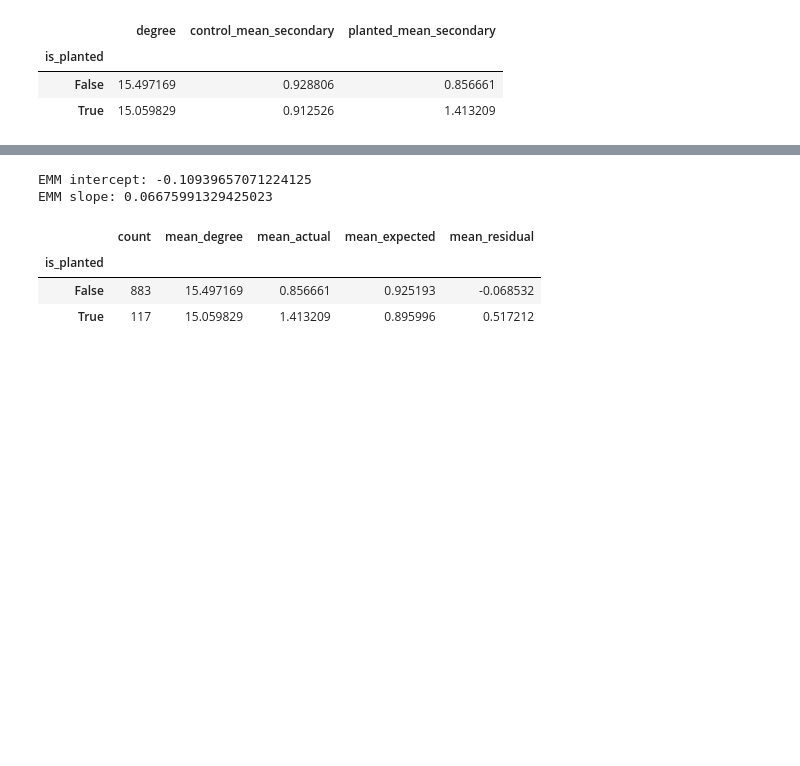
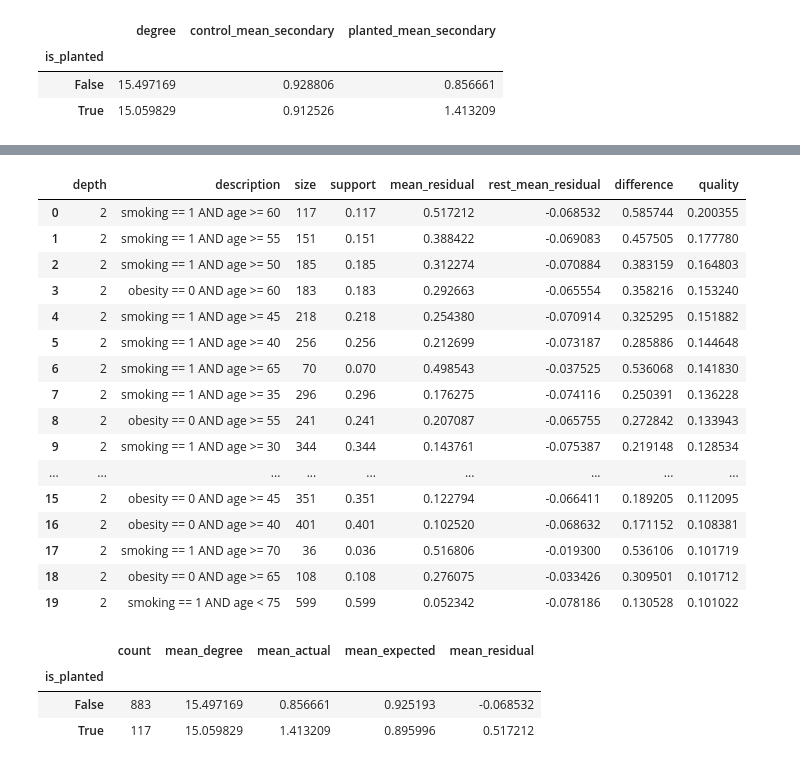
Before and after one commit to kustersjarl/sir-graph-emm, a Jupyter notebook: notebooks/simulation_test.ipynb, the cells around one changed output, grey strips where cells are left out. Saved outputs shown, nothing was run; the diff lists cells and outputs as text; code cells hidden in the pictures; blank space fills up the shorter version.

```diff
--- a/notebooks/simulation_test.ipynb
+++ b/notebooks/simulation_test.ipynb
@@ -950,10 +413,0 @@ Slope: 0.06699831130236064
-# %%
-analysis_df["expected_from_degree"] = (
-    intercept
-    + slope * analysis_df["degree"]
-)
-# %%
-analysis_df["spread_residual"] = (
-    analysis_df["planted_mean_secondary"]
-    - analysis_df["expected_from_degree"]
-)
@@ -1011,17 +413,0 @@ analysis_df.sort_values(
-# %%
-x = analysis_df["degree"].to_numpy()
-y = analysis_df["planted_mean_secondary"].to_numpy()
-
-valid = np.isfinite(y)
-
-emm_slope, emm_intercept = np.polyfit(
-    x[valid],
-    y[valid],
-    1,
-)
-
-print("EMM intercept:", emm_intercept)
-print("EMM slope:", emm_slope)
-# %% [output]
-EMM intercept: -0.10939657071224125
-EMM slope: 0.06675991329425023
@@ -1038,3 +414,51 @@ analysis_df["emm_residual"] = (
+# %%
+from sir_graph.emm import search_subgroups
+
+CATEGORICAL_COLUMNS = [
+    "sex",
+    "occupation",
+    "smoking",
+    "alcohol",
+    "obesity",
+]
+
+planted_results = search_subgroups(
+    analysis_df,
+    target_column="emm_residual",
+    categorical_columns=CATEGORICAL_COLUMNS,
+    age_column="age",
+    age_thresholds=range(20, 81, 5),
+    min_size=20,
+    max_depth=2,
+    direction="high",
+)
+
+planted_pairs = (
+    planted_results[
+        planted_results["depth"] == 2
+    ]
+    .reset_index(drop=True)
+)
+
+planted_pairs.head(20)
+# %% [output]
+|  | depth | description | size | support | mean_residual | rest_mean_residual | difference | quality |
+| 0 | 2 | smoking == 1 AND age >= 60 | 117 | 0.117 | 0.517212 | -0.068532 | 0.585744 | 0.200355 |
+| 1 | 2 | smoking == 1 AND age >= 55 | 151 | 0.151 | 0.388422 | -0.069083 | 0.457505 | 0.177780 |
+| 2 | 2 | smoking == 1 AND age >= 50 | 185 | 0.185 | 0.312274 | -0.070884 | 0.383159 | 0.164803 |
+| 3 | 2 | obesity == 0 AND age >= 60 | 183 | 0.183 | 0.292663 | -0.065554 | 0.358216 | 0.153240 |
+| 4 | 2 | smoking == 1 AND age >= 45 | 218 | 0.218 | 0.254380 | -0.070914 | 0.325295 | 0.151882 |
+| 5 | 2 | smoking == 1 AND age >= 40 | 256 | 0.256 | 0.212699 | -0.073187 | 0.285886 | 0.144648 |
+| 6 | 2 | smoking == 1 AND age >= 65 | 70 | 0.070 | 0.498543 | -0.037525 | 0.536068 | 0.141830 |
+| 7 | 2 | smoking == 1 AND age >= 35 | 296 | 0.296 | 0.176275 | -0.074116 | 0.250391 | 0.136228 |
+| 8 | 2 | obesity == 0 AND age >= 55 | 241 | 0.241 | 0.207087 | -0.065755 | 0.272842 | 0.133943 |
+| 9 | 2 | smoking == 1 AND age >= 30 | 344 | 0.344 | 0.143761 | -0.075387 | 0.219148 | 0.128534 |
+| ... | ... | ... | ... | ... | ... | ... | ... | ... |
+| 15 | 2 | obesity == 0 AND age >= 45 | 351 | 0.351 | 0.122794 | -0.066411 | 0.189205 | 0.112095 |
+| 16 | 2 | obesity == 0 AND age >= 40 | 401 | 0.401 | 0.102520 | -0.068632 | 0.171152 | 0.108381 |
+| 17 | 2 | smoking == 1 AND age >= 70 | 36 | 0.036 | 0.516806 | -0.019300 | 0.536106 | 0.101719 |
+| 18 | 2 | obesity == 0 AND age >= 65 | 108 | 0.108 | 0.276075 | -0.033426 | 0.309501 | 0.101712 |
+| 19 | 2 | smoking == 1 AND age < 75 | 599 | 0.599 | 0.052342 | -0.078186 | 0.130528 | 0.101022 |
 # %%
 analysis_df.groupby("is_planted").agg(
     count=("node_id", "count"),
```
Also changed, not shown: parts of 48 cells of this notebook, 3 other files.
